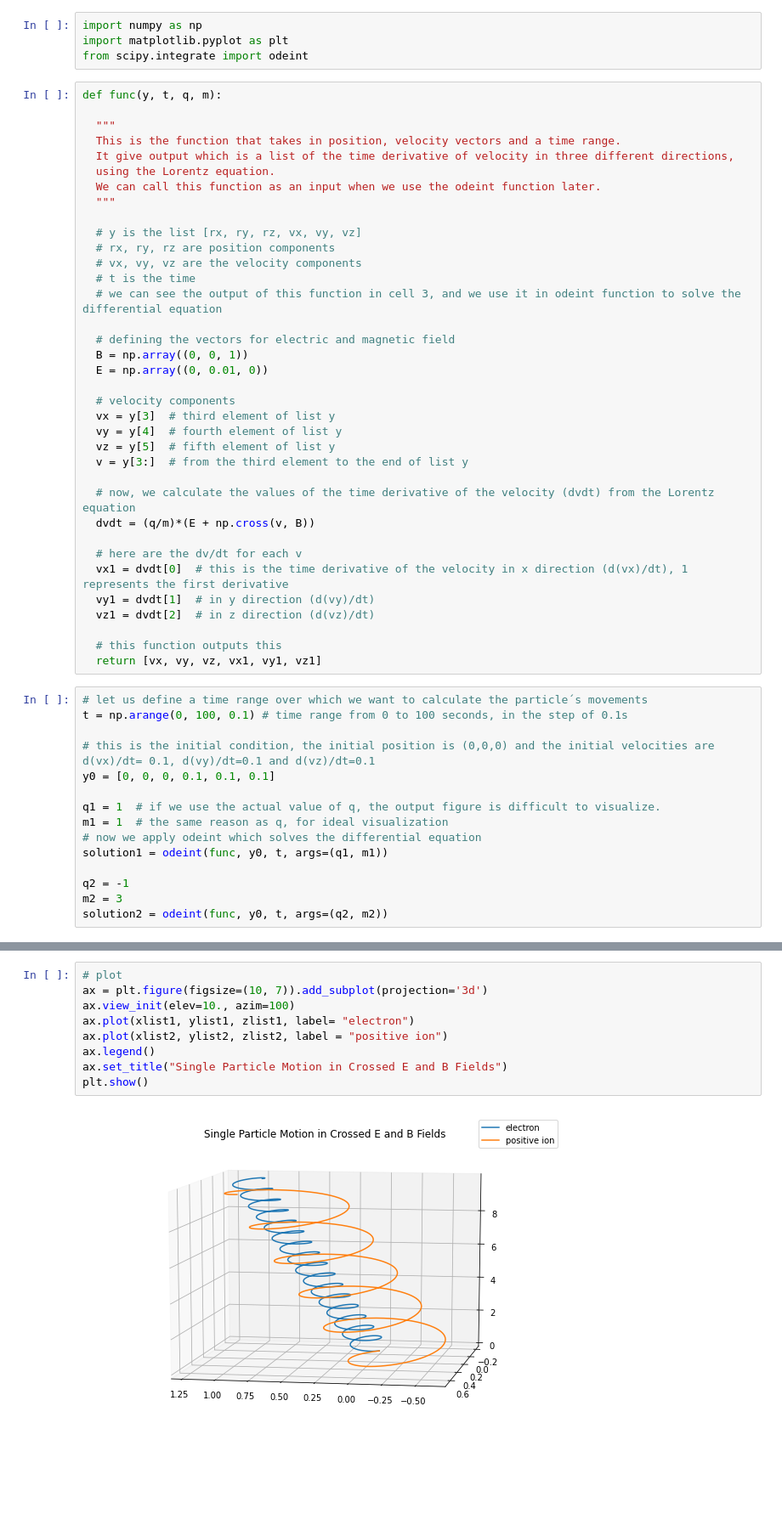
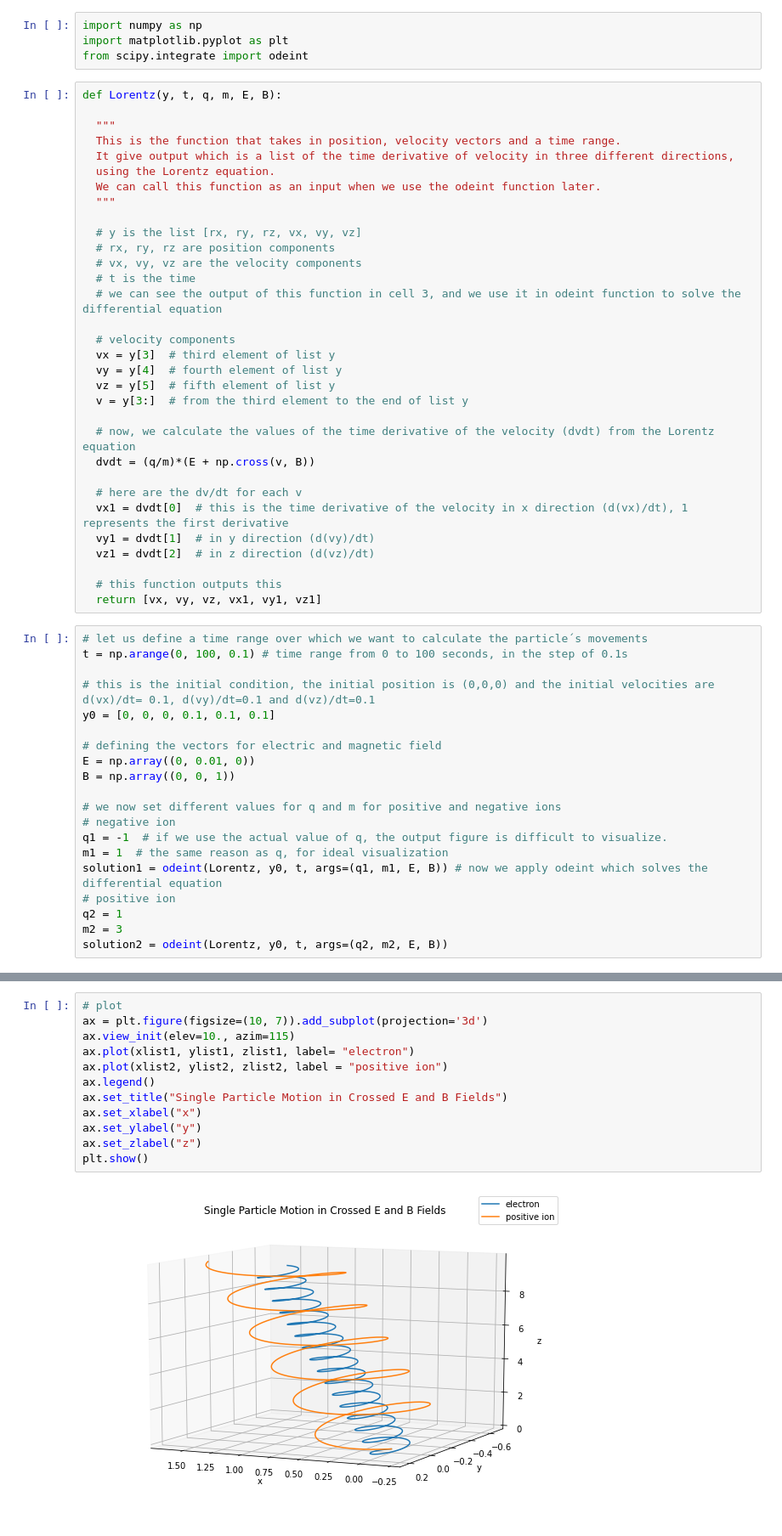
Before and after one commit to hanaanr/plasmaParticleMotion, a Jupyter notebook: plasma.ipynb, the cells around one changed output, grey strips where cells are left out. Shown: that part at 85% size. Drawn from its saved outputs; the diff is of its cells as text; blank space fills up the shorter version.

Commit message:
added notebook title, changed E and B to global vars, changed figure view angle, changed function name

```diff
--- a/plasma.ipynb
+++ b/plasma.ipynb
@@ -3,7 +7,7 @@ import numpy as np
 import matplotlib.pyplot as plt
 from scipy.integrate import odeint
 # %%
-def func(y, t, q, m):
+def Lorentz(y, t, q, m, E, B):
 
   """
   This is the function that takes in position, velocity vectors and a time range.
@@ -17,10 +21,6 @@ def func(y, t, q, m):
   # vx, vy, vz are the velocity components
   # t is the time
   # we can see the output of this function in cell 3, and we use it in odeint function to solve the differential equation
-
-  # defining the vectors for electric and magnetic field
-  B = np.array((0, 0, 1))
-  E = np.array((0, 0.01, 0))
 
   # velocity components
   vx = y[3]  # third element of list y
@@ -45,14 +45,19 @@ t = np.arange(0, 100, 0.1) # time range from 0 to 100 seconds, in the step of 0.
 # this is the initial condition, the initial position is (0,0,0) and the initial velocities are d(vx)/dt= 0.1, d(vy)/dt=0.1 and d(vz)/dt=0.1
 y0 = [0, 0, 0, 0.1, 0.1, 0.1]
 
-q1 = 1  # if we use the actual value of q, the output figure is difficult to visualize.
+# defining the vectors for electric and magnetic field
+E = np.array((0, 0.01, 0))
+B = np.array((0, 0, 1))
+
+# we now set different values for q and m for positive and negative ions
+# negative ion
+q1 = -1  # if we use the actual value of q, the output figure is difficult to visualize.
 m1 = 1  # the same reason as q, for ideal visualization
-# now we apply odeint which solves the differential equation
-solution1 = odeint(func, y0, t, args=(q1, m1))
-
-q2 = -1
+solution1 = odeint(Lorentz, y0, t, args=(q1, m1, E, B)) # now we apply odeint which solves the differential equation
+# positive ion
+q2 = 1
 m2 = 3
-solution2 = odeint(func, y0, t, args=(q2, m2))
+solution2 = odeint(Lorentz, y0, t, args=(q2, m2, E, B))
 # %%
 solution1
 # this is the solution1 that odeint gives us. it is an array which has 1000 elements, each one with six sub-elements.
@@ -115,11 +120,14 @@ for i in range(1000):
 # %%
 # plot
 ax = plt.figure(figsize=(10, 7)).add_subplot(projection='3d')
-ax.view_init(elev=10., azim=100)
+ax.view_init(elev=10., azim=115)
 ax.plot(xlist1, ylist1, zlist1, label= "electron")
 ax.plot(xlist2, ylist2, zlist2, label = "positive ion")
 ax.legend()
 ax.set_title("Single Particle Motion in Crossed E and B Fields")
+ax.set_xlabel("x")
+ax.set_ylabel("y")
+ax.set_zlabel("z")
 plt.show()
 # %% [output]
-[figure, old version]
+[figure, new version]
```
Also changed, not shown: parts of 4 cells of this notebook.
